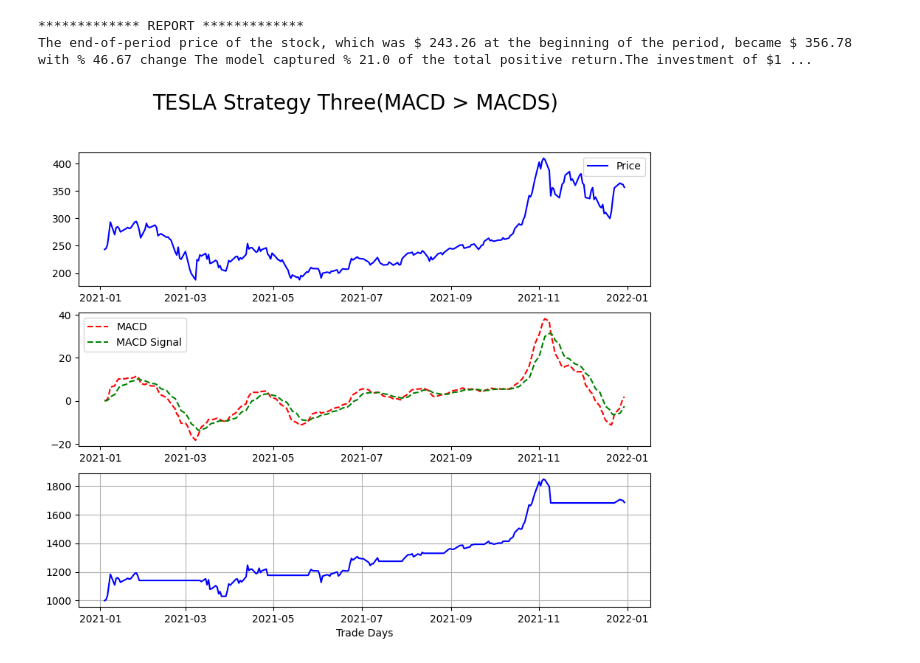
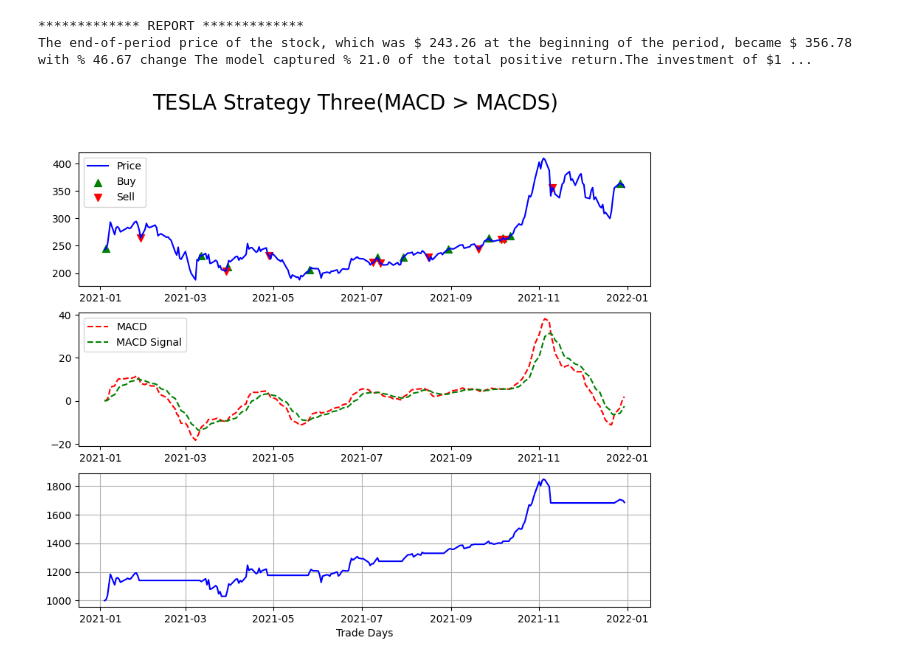
Before and after one commit to batuhanmtl/Time-Series-Analysis, a Jupyter notebook: Multivariate Regression/StockPricePrediction.ipynb, the cells around one changed output. Cells and saved outputs as stored; diff of their text form; code cells hidden in the pictures.

Commit message:
stock price predict

```diff
--- a/Multivariate Regression/StockPricePrediction.ipynb
+++ b/Multivariate Regression/StockPricePrediction.ipynb
@@ -343,15 +343,19 @@ The end-of-period price of the stock, which was $ 243.26 at the beginning of the
 # %%
 f,axarr = plt.subplots(3,sharex=False,figsize=(10,8))
 f.suptitle('TESLA Strategy Three(MACD > MACDS)', fontsize=20)
 axarr[0].plot(df["price"],label="Price",color='blue')
+axarr[0].scatter(df.loc[df["buy_s3_ind"] == 1].index,
+                df.loc[df["buy_s3_ind"] == 1,"price"].values, color='green', marker='^', s=50, label="Buy")
+axarr[0].scatter(df.loc[df["sell_s3_ind"] == 1].index,
+                df.loc[df["sell_s3_ind"] == 1,"price"].values, color='red', marker='v', s=50, label="Sell")
 axarr[0].legend(loc='best')
 axarr[1].plot(df["MACD"],label="MACD",color='red',linestyle='--')
 axarr[1].plot(df["MACD_signal"],label="MACD Signal",color='green',linestyle='--')
 
 axarr[1].legend(loc='best')
 axarr[2].plot(df["value_s3"],label="Algorithmic Gain",color='blue')
 plt.grid(True)
 plt.xlabel('Trade Days')
 plt.show()
 # %% [output]
-[figure, old version]
+[figure, new version]
```
